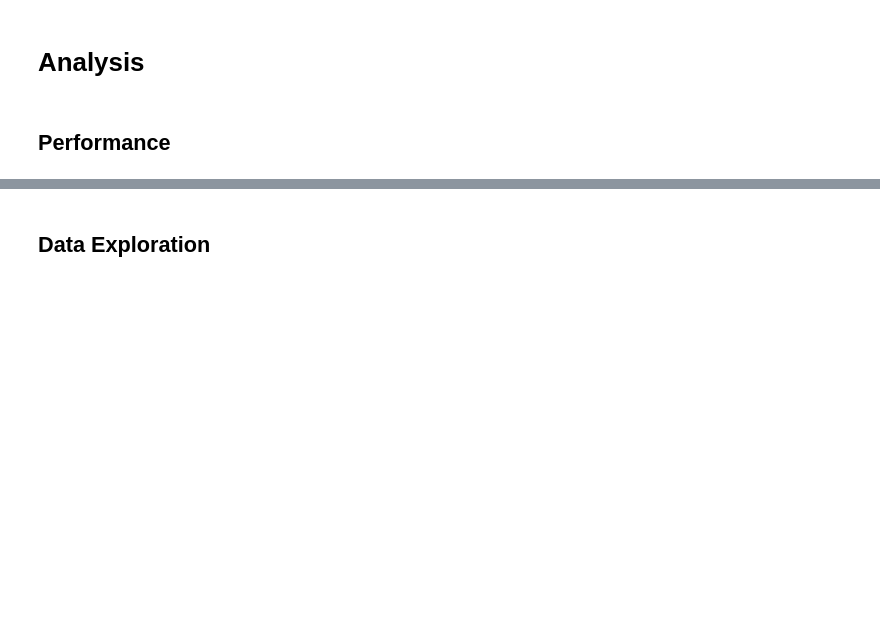
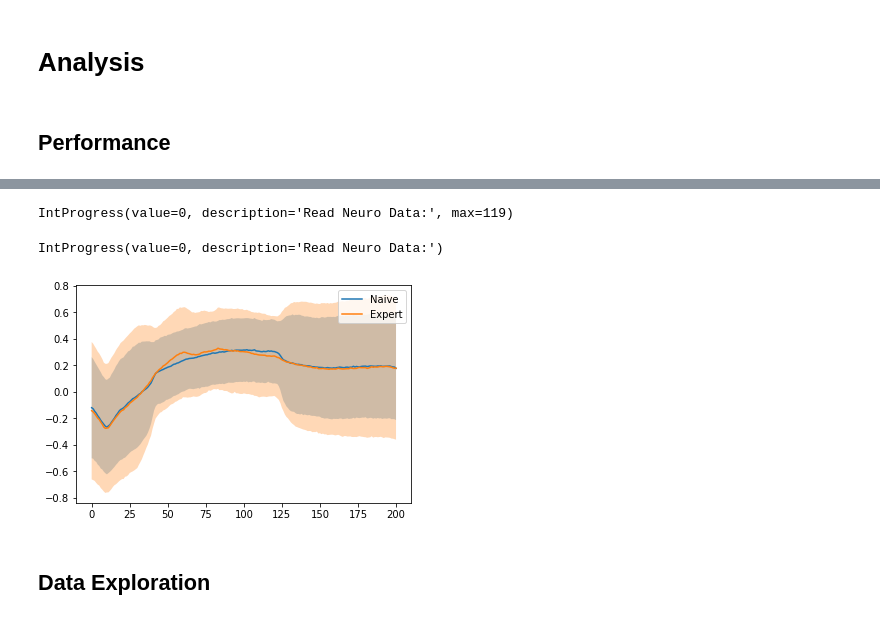
Before and after one commit to aleksejs-fomins/mesoscopic-functional-connectivity, a Jupyter notebook: codes/analysis_real/yaro_result/analysis-behavioural-neural.ipynb, the cells around one changed output, grey strips where cells are left out. Drawn from its saved outputs; the diff is of its cells as text; code cells hidden in the pictures; blank space fills up the shorter version.

```diff
--- a/codes/analysis_real/yaro_result/analysis-behavioural-neural.ipynb
+++ b/codes/analysis_real/yaro_result/analysis-behavioural-neural.ipynb
@@ -101,3 +101,22 @@ data_plots_db.plot_performance_by_days(dataDB)
+# %%
+from codes.lib.plots.data_projectors import collect, plot_1D
+
+metricParam = {'src_dim_order' : "rsp", 'trg_dim_order' : "s", 'zscoreDim' : "sr"}
+
+metricNaive = collect(dataDB, {"isExpert" : False}, "TC", metricParam)
+metricExpert = collect(dataDB, {"isExpert" : True}, "TC", metricParam)
+# metric = collect(dataDB, {"mousename" : "mvg_8"}, "mean", metricParam)
+
+fig, ax = plt.subplots()
+# plot_1D(ax, metric)
+plot_1D(ax, metricNaive, label='Naive')
+plot_1D(ax, metricExpert, label='Expert')
+plt.legend()
+plt.show()
+# %% [output]
+IntProgress(value=0, description='Read Neuro Data:', max=119)
+IntProgress(value=0, description='Read Neuro Data:')
+[figure, added]
 # %% [markdown]
 ## Data Exploration
 # %%
```
Also changed, not shown: parts of 2 cells of this notebook, 17 other files.
